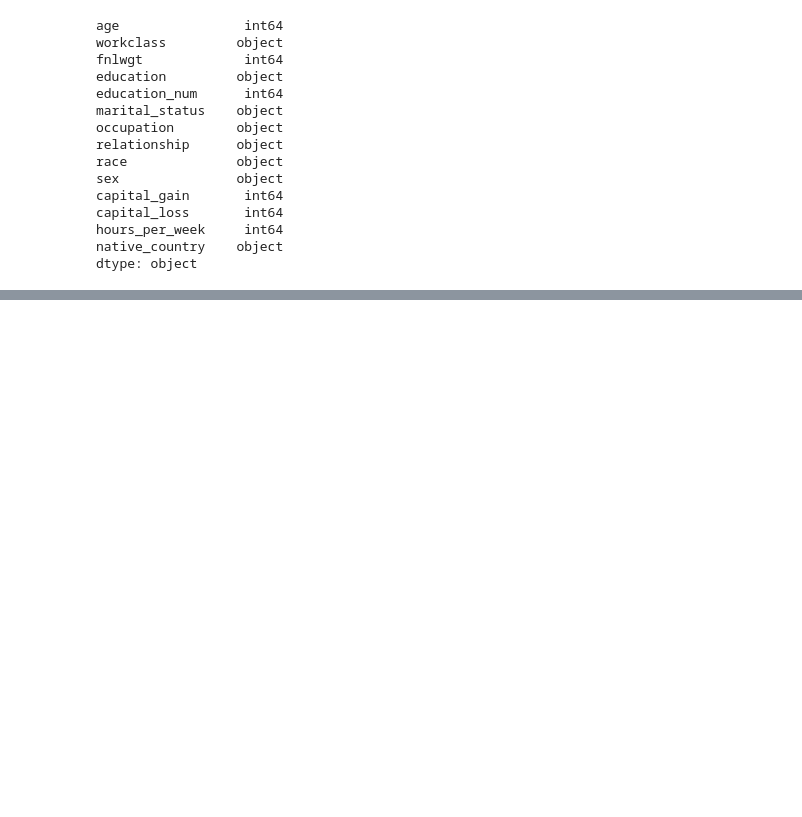
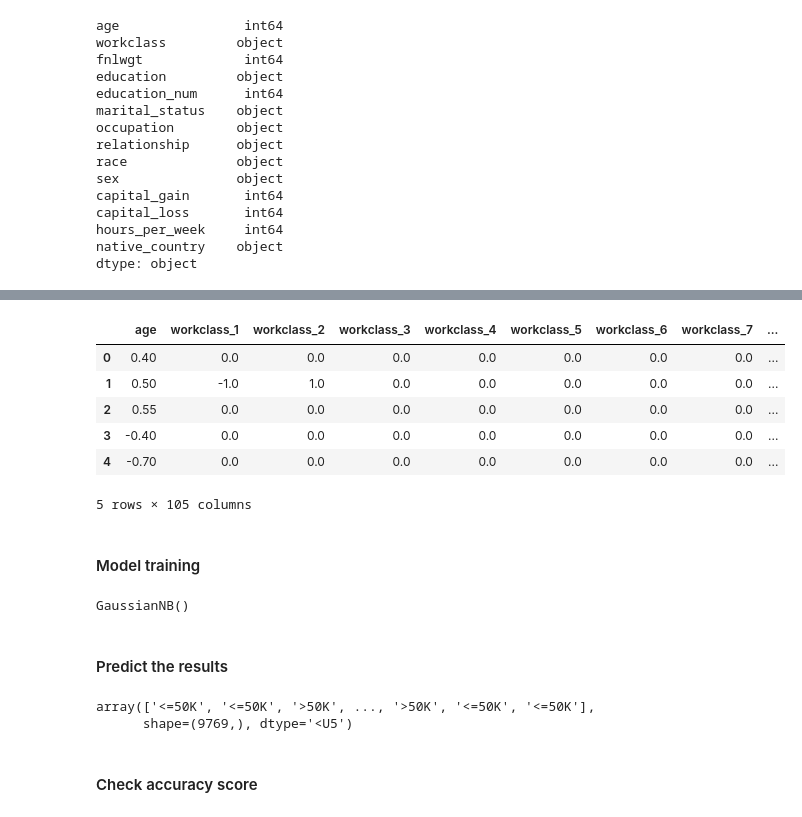
Before and after one commit to Ofgeha-Gelana/IncomeNBClassifier, a Jupyter notebook: notebooks/try.ipynb, the cells around one changed output, grey strips where cells are left out. Saved outputs shown, nothing was run; the diff lists cells and outputs as text; code cells hidden in the pictures; blank space fills up the shorter version.

```diff
--- a/notebooks/try.ipynb
+++ b/notebooks/try.ipynb
@@ -475,0 +658,12 @@ dtype: object
+# %%
+cols = X_train.columns
+# %%
+from sklearn.preprocessing import RobustScaler
+
+scaler = RobustScaler()
+
+X_train = scaler.fit_transform(X_train)
+
+X_test = scaler.transform(X_test)
+# %%
+X_train = pd.DataFrame(X_train, columns=[cols])
@@ -475,0 +672,36 @@ dtype: object
+# %%
+X_train.head()
+# %% [output]
+|  | age | workclass_1 | workclass_2 | workclass_3 | workclass_4 | workclass_5 | workclass_6 | workclass_7 | ... |
+| 0 | 0.40 | 0.0 | 0.0 | 0.0 | 0.0 | 0.0 | 0.0 | 0.0 | ... |
+| 1 | 0.50 | -1.0 | 1.0 | 0.0 | 0.0 | 0.0 | 0.0 | 0.0 | ... |
+| 2 | 0.55 | 0.0 | 0.0 | 0.0 | 0.0 | 0.0 | 0.0 | 0.0 | ... |
+| 3 | -0.40 | 0.0 | 0.0 | 0.0 | 0.0 | 0.0 | 0.0 | 0.0 | ... |
+| 4 | -0.70 | 0.0 | 0.0 | 0.0 | 0.0 | 0.0 | 0.0 | 0.0 | ... |
+5 rows × 105 columns
+# %% [markdown]
+#### Model training
+# %%
+# train a Gaussian Naive Bayes classifier on the training set
+from sklearn.naive_bayes import GaussianNB
+
+
+# instantiate the model
+gnb = GaussianNB()
+
+
+# fit the model
+gnb.fit(X_train, y_train)
+# %% [output]
+GaussianNB()
+# %% [markdown]
+#### Predict the results
+# %%
+y_pred = gnb.predict(X_test)
+
+y_pred
+# %% [output]
+array(['<=50K', '<=50K', '>50K', ..., '>50K', '<=50K', '<=50K'],
+      shape=(9769,), dtype='<U5')
+# %% [markdown]
+#### Check accuracy score
```
Also changed, not shown: parts of 19 cells of this notebook.
